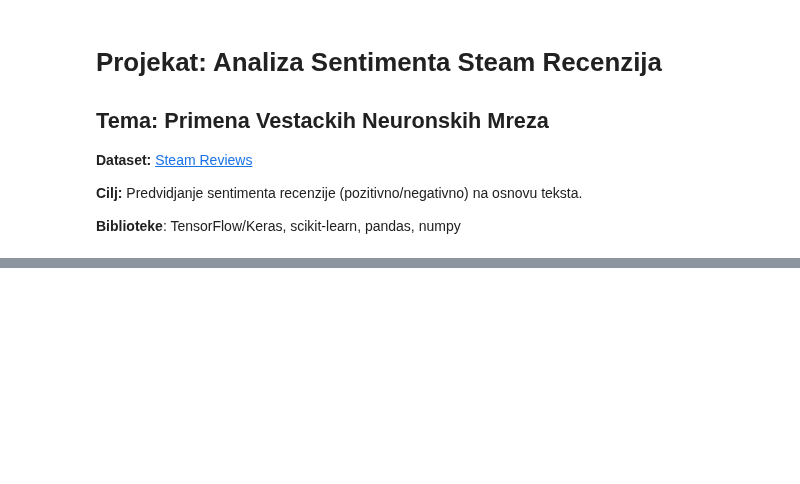
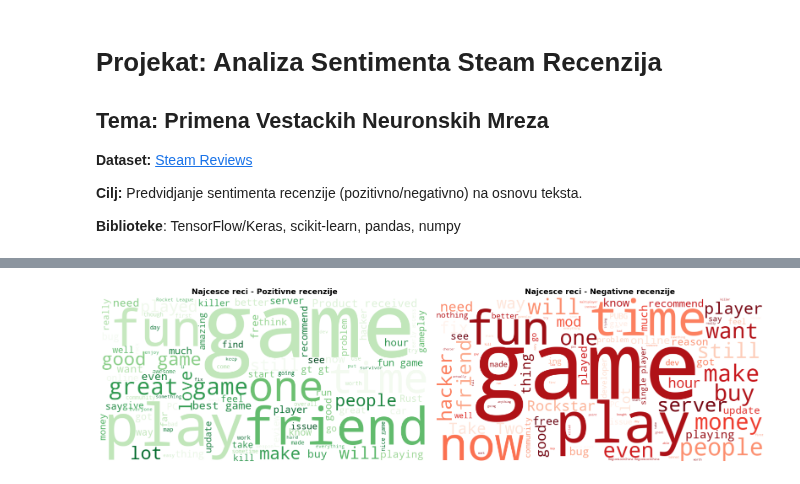
Before and after one commit to alxcek/mas-ai, a Jupyter notebook: machine_learning/03_steam_reviews/sentiment_analysis.ipynb, the cells around one changed output, grey strips where cells are left out. Cells and saved outputs as stored; diff of their text form; code cells hidden in the pictures; blank space fills up the shorter version.

```diff
--- a/machine_learning/03_steam_reviews/sentiment_analysis.ipynb
+++ b/machine_learning/03_steam_reviews/sentiment_analysis.ipynb
@@ -29,0 +182,27 @@ from tensorflow.keras.callbacks import EarlyStopping
+# %%
+positive_text = ' '.join(
+    df[df['recommendation'] == 'Recommended']['review'].astype(str).tolist()
+)
+
+negative_text = ' '.join(
+    df[df['recommendation'] == 'Not Recommended']['review'].astype(str).tolist()
+)
+
+fig, axes = plt.subplots(1, 2, figsize=(16, 6))
+
+wc_pos = WordCloud(width=800, height=400, background_color='white',
+                   colormap='Greens', max_words=100).generate(positive_text)
+axes[0].imshow(wc_pos, interpolation='bilinear')
+axes[0].axis('off')
+axes[0].set_title('Najcesce reci - Pozitivne recenzije', fontsize=13, fontweight='bold')
+
+wc_neg = WordCloud(width=800, height=400, background_color='white',
+                   colormap='Reds', max_words=100).generate(negative_text)
+axes[1].imshow(wc_neg, interpolation='bilinear')
+axes[1].axis('off')
+axes[1].set_title('Najcesce reci - Negativne recenzije', fontsize=13, fontweight='bold')
+
+plt.tight_layout()
+plt.show()
+# %% [output]
+[figure, added]
```
Also changed, not shown: parts of 11 cells of this notebook.
